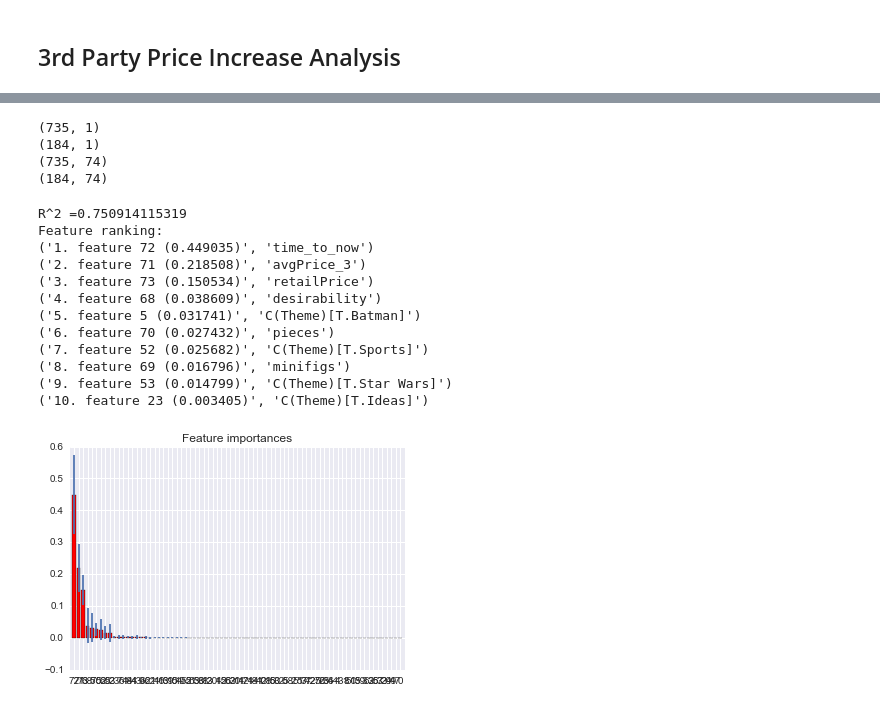
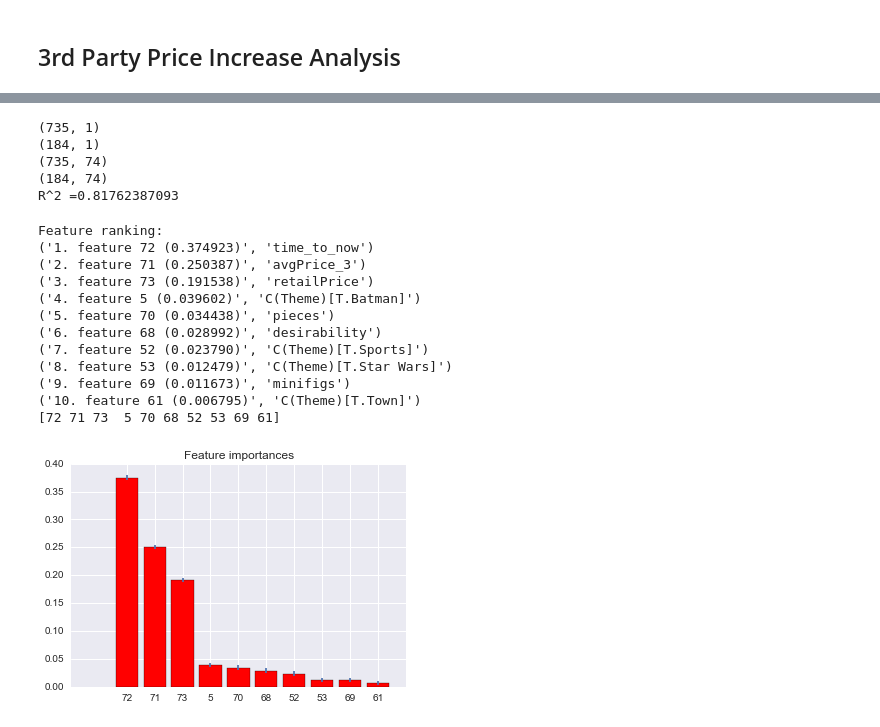
Before and after one commit to sharathbennur/LegoMe, a Jupyter notebook: Model_Lego_RF.ipynb, the cells around one changed output, grey strips where cells are left out. Cells and saved outputs as stored; diff of their text form; code cells hidden in the pictures.

```diff
--- a/Model_Lego_RF.ipynb
+++ b/Model_Lego_RF.ipynb
@@ -429,7 +483,7 @@ legoData = legos[cols_to_retain]
 
 target,features = dmatrices('maxPredictedRise_3perDay ~ desirability+minifigs+pieces+avgPrice_3+time_to_now+retailPrice + C(Theme)',legos, return_type='dataframe')
 target_train, target_test, features_train, features_test = train_test_split(target,
-                                                            features, test_size = 0.2, random_state=144)
+                                                            features, test_size = 0.2)
 
 print target_train.shape
 print target_test.shape
@@ -442,46 +496,50 @@ rf.fit(features_train, np.ravel(target_train))
 
 preds = rf.predict(features_test)
 score = rf.score(features_test,np.ravel(target_test))
+print "R^2 ="+str(score)
 # %% [output]
 (735, 1)
 (184, 1)
 (735, 74)
 (184, 74)
+R^2 =0.81762387093
 # %%
-print "R^2 ="+str(score)
 # print np.squeeze(preds[:10]), target_test[:10]
 # print rf.get_params()
 # print rf.feature_importances_
 
+n_imp = 10
 importances = rf.feature_importances_
 std = np.std([tree.feature_importances_ for tree in rf.estimators_],
              axis=0)
 indices = np.argsort(importances)[::-1]
 
 # Print the feature ranking
 print("Feature ranking:")
 
-for f in range(10):
+for f in range(n_imp):
     print("%d. feature %d (%f)" % (f + 1, indices[f], importances[indices[f]]),features.columns[indices[f]])
+
 # Plot the feature importances of the forest
+print indices[:n_imp]
 plt.figure()
 plt.title("Feature importances")
-plt.bar(range(74), importances[indices],
-       color="r", yerr=std[indices], align="center")
-plt.xticks(range(74), indices)
-plt.xlim([-1, 74])
+plt.bar(range(n_imp), importances[indices[:n_imp]],
+       color="r", yerr=std[indices[n_imp]], align="center")
+plt.xticks(range(n_imp), indices[:n_imp])
+# plt.xlim([-1, n_imp])
 plt.show()
 # %% [output]
-R^2 =0.750914115319
 Feature ranking:
-('1. feature 72 (0.449035)', 'time_to_now')
-('2. feature 71 (0.218508)', 'avgPrice_3')
-('3. feature 73 (0.150534)', 'retailPrice')
-('4. feature 68 (0.038609)', 'desirability')
-('5. feature 5 (0.031741)', 'C(Theme)[T.Batman]')
-('6. feature 70 (0.027432)', 'pieces')
-('7. feature 52 (0.025682)', 'C(Theme)[T.Sports]')
-('8. feature 69 (0.016796)', 'minifigs')
-('9. feature 53 (0.014799)', 'C(Theme)[T.Star Wars]')
-('10. feature 23 (0.003405)', 'C(Theme)[T.Ideas]')
+('1. feature 72 (0.374923)', 'time_to_now')
+('2. feature 71 (0.250387)', 'avgPrice_3')
+('3. feature 73 (0.191538)', 'retailPrice')
+('4. feature 5 (0.039602)', 'C(Theme)[T.Batman]')
+('5. feature 70 (0.034438)', 'pieces')
+('6. feature 68 (0.028992)', 'desirability')
+('7. feature 52 (0.023790)', 'C(Theme)[T.Sports]')
+('8. feature 53 (0.012479)', 'C(Theme)[T.Star Wars]')
+('9. feature 69 (0.011673)', 'minifigs')
+('10. feature 61 (0.006795)', 'C(Theme)[T.Town]')
+[72 71 73  5 70 68 52 53 69 61]
-[figure, old version]
+[figure, new version]
```
Also changed, not shown: parts of 27 cells of this notebook, 9 other files.
